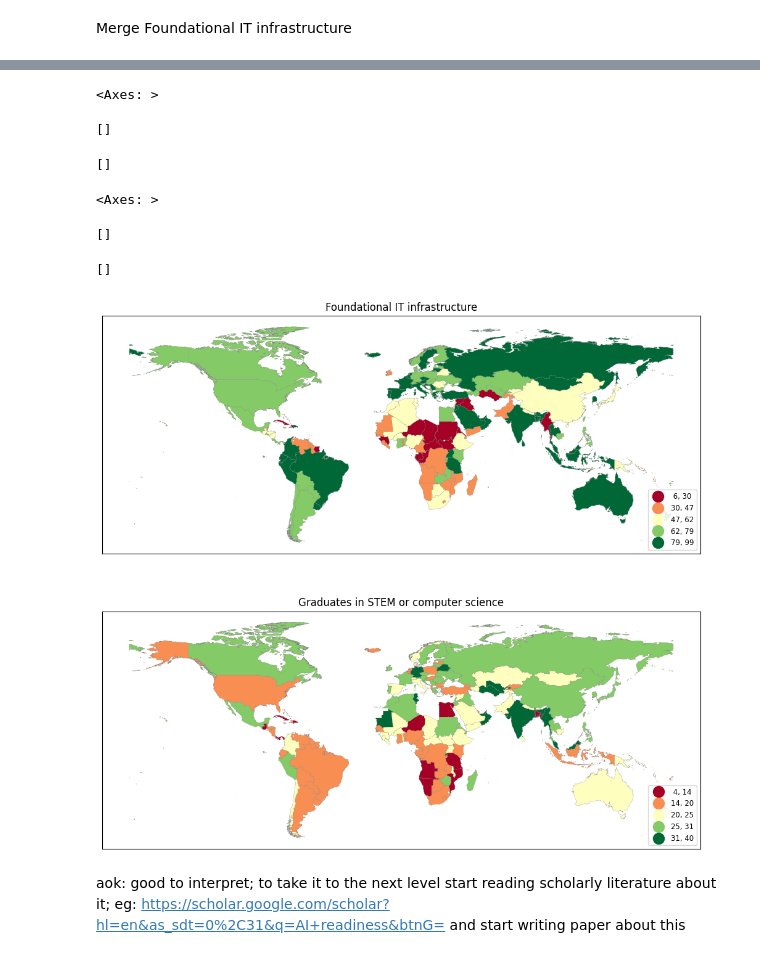
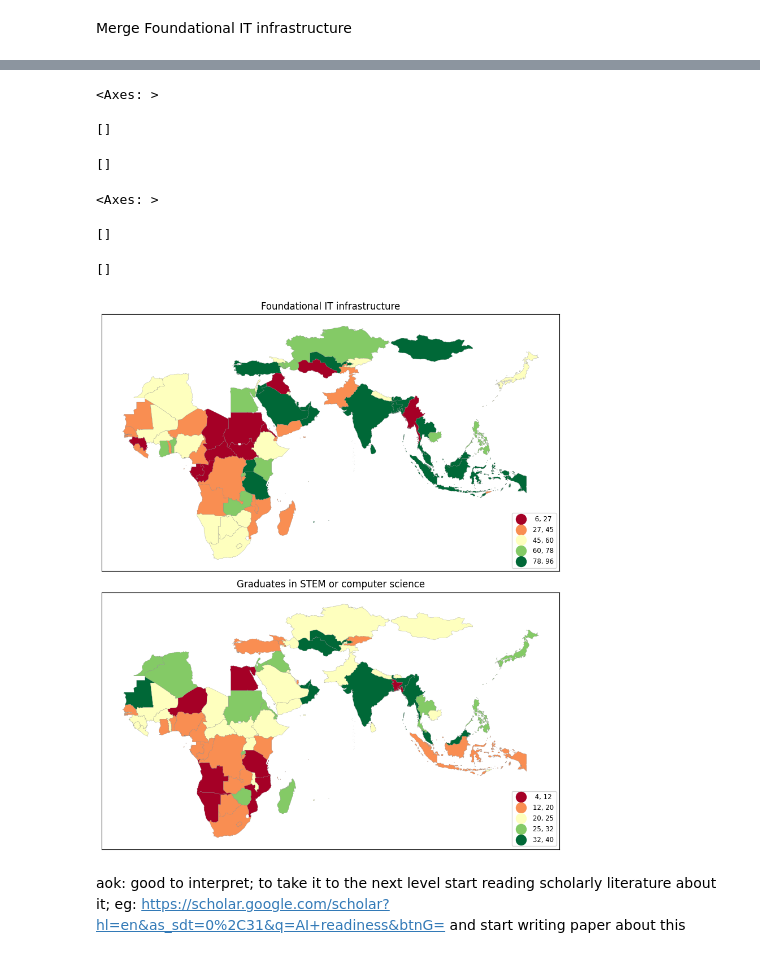
Before and after one commit to ojobo-tech/gisfordatascience, a Jupyter notebook: ps1_ai_adoption_map.ipynb, the cells around one changed output, grey strips where cells are left out. Drawn from its saved outputs; the diff is of its cells as text; code cells hidden in the pictures.

```diff
--- a/ps1_ai_adoption_map.ipynb
+++ b/ps1_ai_adoption_map.ipynb
@@ -226,22 +229,0 @@ ai_readiness_indicators
-# %%
-countries_to_keep = ['Afghanistan', 'Albania', 'Algeria', 'Andorra', 'Angola', 'Antigua and Barbuda', 'Argentina', 'Armenia', 'Australia', 'Austria', 'Azerbaijan',
-                    'Bahamas', 'Bahrain', 'Bangladesh', 'Barbados', 'Belarus', 'Belgium', 'Belize', 'Benin', 'Bhutan', 'Bolivia', 'Bosnia and Herzegovina',
-                    'Botswana', 'Brazil', 'Brunei Darussalam', 'Bulgaria', 'Burkina Faso', 'Burundi', 'Cabo Verde', 'Cambodia', 'Cameroon', 'Canada',
-                    'Central African Republic', 'Chad', 'Chile', 'China', 'Colombia', 'Comoros', 'Congo', 'Costa Rica', 'Croatia', 'Cuba', 'Cyprus',
-                    'Czech Republic', 'Democratic Republic of the Congo', 'Denmark', 'Djibouti', 'Dominican Republic', 'Ecuador', 'Egypt', 'El Salvador',
-                    'Eritrea', 'Estonia', 'Eswatini', 'Ethiopia', 'Fiji', 'Finland', 'France', 'Gabon', 'Gambia', 'Georgia', 'Germany', 'Ghana', 'Greece',
-                    'Grenada', 'Guatemala', 'Guinea', 'Guinea Bissau', 'Guyana', 'Haiti', 'Honduras', 'Hungary', 'Iceland', 'India', 'Indonesia', 'Iran',
-                    'Iraq', 'Ireland', 'Israel', 'Italy', 'Jamaica', 'Japan', 'Jordan', 'Kazakhstan', 'Kenya', 'Kiribati', 'Kuwait', 'Kyrgyzstan',
-                    'Latvia', 'Lebanon', 'Lesotho', 'Liberia', 'Libya', 'Lithuania', 'Luxembourg', 'Madagascar', 'Malawi', 'Malaysia', 'Maldives', 'Mali',
-                    'Malta', 'Mauritania', 'Mauritius', 'Mexico', 'Mongolia', 'Montenegro', 'Morocco', 'Mozambique', 'Myanmar', 'Namibia', 'Nepal', 'Netherlands',
-                    'New Zealand', 'Nicaragua', 'Niger', 'Nigeria', 'North Macedonia', 'Norway', 'Oman', 'Pakistan', 'Panama', 'Papua New Guinea', 'Paraguay',
-                    'Peru', 'Philippines', 'Poland', 'Portugal', 'Qatar', 'Republic of Korea', 'Republic of Moldova', 'Romania', 'Russian Federation',
-                    'Rwanda', 'Saint Lucia', 'Saint Vincent and the Grenadines', 'Samoa', 'Sao Tome and Principe', 'Saudi Arabia', 'Senegal', 'Serbia',
-                    'Seychelles', 'Sierra Leone', 'Singapore', 'Slovakia', 'Slovenia', 'Solomon Islands', 'South Africa', 'South Sudan', 'Spain', 'Sri Lanka',
-                    'Sudan', 'Suriname', 'Sweden', 'Switzerland', 'Syrian Arab Republic', 'Taiwan', 'Tajikistan', 'Thailand', 'Timor-Leste', 'Togo', 'Tonga',
-                    'Trinidad and Tobago', 'Tunisia', 'Turkey', 'Turkmenistan', 'Uganda', 'Ukraine', 'United Arab Emirates', 'United Kingdom',
-                    'United Republic of Tanzania', 'United States of America', 'Uruguay', 'Uzbekistan', 'Vanuatu', 'Venezuela', 'Viet Nam', 'Yemen', 'Zambia',
-                    'Zimbabwe']
-
-ai_readiness_indicators = ai_readiness_indicators[ai_readiness_indicators['Country'].isin(countries_to_keep)]
-#i guess the list the same as earlier one--then just define it once; important--dont define things twice
@@ -255,11 +257,11 @@ First need to get the map with countries (wd_map), then the Data_1 on the AI Rea
 Merge Foundational IT infrastructure
 # %%
 # Merge using outer join
-wd_map1 = pd.merge(wd_map, ai_readiness_indicators, on='Country', how='outer', indicator=True)
+wd_dev_map1 = pd.merge(wd_dev_map, ai_readiness_indicators, on='Country', how='outer', indicator=True)
 
 # Display specific columns (make sure to assign this to a variable or print it)
-result = wd_map1[['Country', 'Foundational IT infrastructure']]
-print(result)
+result = wd_dev_map1[['Country', 'Foundational IT infrastructure']]
+#print(result)
 
 # Merge using inner join to keep exact matches
-wd_map3 = pd.merge(wd_map, ai_readiness_indicators, on='Country', how='inner', indicator=False)
+wd_dev_map2 = pd.merge(wd_dev_map, ai_readiness_indicators, on='Country', how='inner', indicator=False)
@@ -283,26 +268,26 @@ import matplotlib.pyplot as plt #aok try to import all at once at the beginning
 # %%
 
 
-fig, axs = plt.subplots(2,1, figsize=(10,20),sharey=True, tight_layout=True) #aok maybe better flip this way
-wd_map3.plot(ax=axs[0],column='Foundational IT infrastructure',legend=True,cmap='RdYlGn',scheme='natural_breaks',k=5,
+fig, axs = plt.subplots(2,1, figsize=(10,10),sharey=True, tight_layout=True) #aok maybe better flip this way
+wd_dev_map2.plot(ax=axs[0],column='Foundational IT infrastructure',legend=True,cmap='RdYlGn',scheme='natural_breaks',k=5,
          edgecolor='grey',linewidth=0.2,legend_kwds= {"fmt": "{:,.0f}",
         'loc':'lower right','title_fontsize':'medium','fontsize':'small','markerscale':1.4}) #
 axs[0].title.set_text("Foundational IT infrastructure")
 axs[0].set_xticks([]); axs[0].set_yticks([])
 
-wd_map3.plot(ax=axs[1],column='Graduates in STEM or computer science',legend=True,cmap='RdYlGn',scheme='natural_breaks',k=5,
+wd_dev_map2.plot(ax=axs[1],column='Graduates in STEM or computer science',legend=True,cmap='RdYlGn',scheme='natural_breaks',k=5,
          edgecolor='grey',linewidth=0.2,legend_kwds= {"fmt": "{:,.0f}",
         'loc':'lower right','title_fontsize':'medium','fontsize':'small','markerscale':1.4}) #
 axs[1].title.set_text("Graduates in STEM or computer science")
 axs[1].set_xticks([]); axs[1].set_yticks([])
 # %% [output]
 <Axes: >
 []
 []
 <Axes: >
 []
 []
-[figure, old version]
+[figure, new version]
 # %% [markdown]
 aok: good to interpret; to take it to the next level start reading scholarly literature about it; eg:
 https://scholar.google.com/scholar?hl=en&as_sdt=0%2C31&q=AI+readiness&btnG=
```
Also changed, not shown: parts of 33 cells of this notebook.
